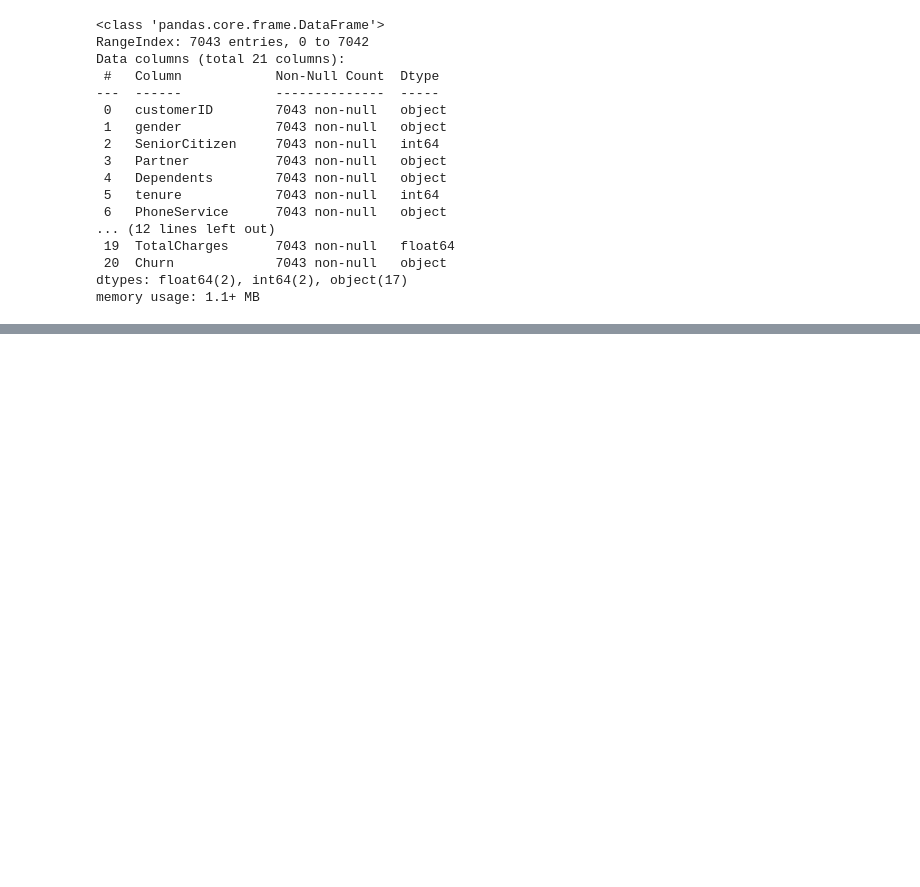
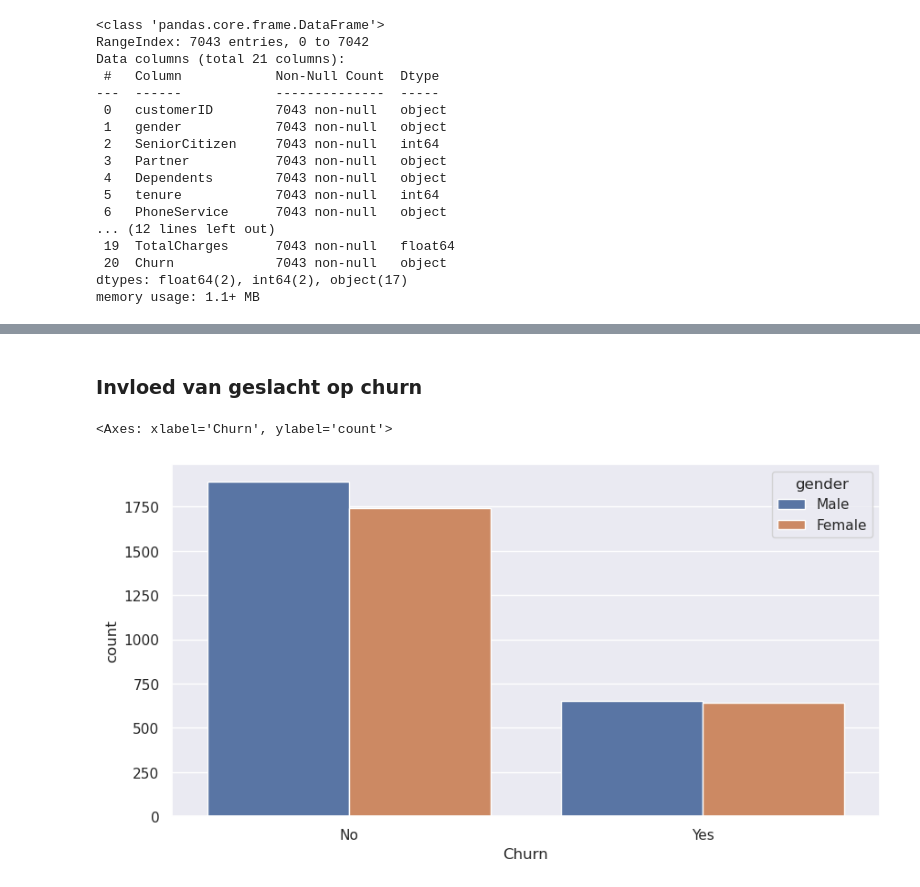
Before and after one commit to effevee/data_analyse_ml_frankv, a Jupyter notebook: ProjectChurn/project_churn.ipynb, the cells around one changed output, grey strips where cells are left out. Cells and saved outputs as stored; diff of their text form; code cells hidden in the pictures; blank space fills up the shorter version.

```diff
--- a/ProjectChurn/project_churn.ipynb
+++ b/ProjectChurn/project_churn.ipynb
@@ -177,6 +204,3 @@ Data columns (total 21 columns):
  20  Churn             7043 non-null   object
 dtypes: float64(2), int64(2), object(17)
 memory usage: 1.1+ MB
-# %%
-# de 0 in TotalCharges vervangen door product tenure * MonthlyCharges
-df.TotalCharges = []
@@ -182,0 +263,8 @@ df.TotalCharges = []
+# %% [markdown]
+### Invloed van geslacht op churn
+# %%
+snb.set(rc={'figure.figsize':(10,5)})
+snb.countplot(x=train_set.Churn,data=train_set,hue=train_set.gender)
+# %% [output]
+<Axes: xlabel='Churn', ylabel='count'>
+[figure, added]
```
Also changed, not shown: parts of 38 cells of this notebook, 2 other files.
